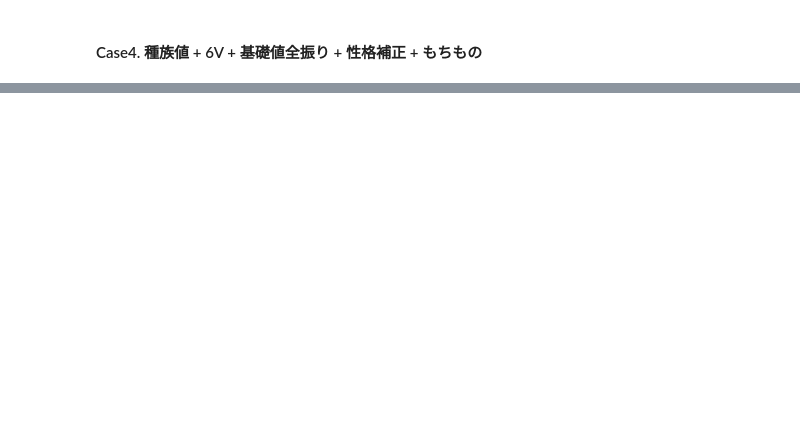
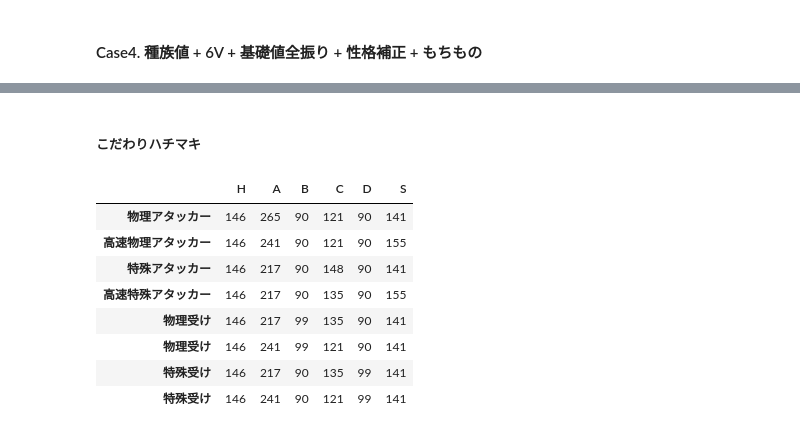
Before and after one commit to Sho372/pokemon-realnumber-calculator, a Jupyter notebook: pokemon.ipynb, the cells around one changed output, grey strips where cells are left out. Cells and saved outputs as stored; diff of their text form; code cells hidden in the pictures; blank space fills up the shorter version.

Commit message:
added correction vectors

```diff
--- a/pokemon.ipynb
+++ b/pokemon.ipynb
@@ -407,2 +435,18 @@ pd.DataFrame(np.array([v_0,v_1,v_2,v_3,v_4,v_5,v_6,v_7])).describe()
+# %%
+# 攻撃
+## いのちのたま
+w_0 = np.array([1.0, 1.3, 1.0, 1.0, 1.0, 1.0])
+## こだわりハチマキ
+w_1 = np.array([1.0, 1.5, 1.0, 1.0, 1.0, 1.0])
+## こだわりメガネ
+w_2 = np.array([1.0, 1.0, 1.0, 1.5, 1.0, 1.0])
+
+# 防御
+## とつげきチョッキ
+w_3 = np.array([1.0, 1.0, 1.0, 1.0, 1.5, 1.0])
+
+# すばやさ
+## こだわりスカーフ
+w_4 = np.array([1.0, 1.0, 1.0, 1.0, 1.0, 1.5])
 # %% [markdown]
 #### Case4. 種族値 + 6V + 基礎値全振り + 性格補正 + もちもの
@@ -408,0 +488,33 @@ pd.DataFrame(np.array([v_0,v_1,v_2,v_3,v_4,v_5,v_6,v_7])).describe()
+# %% [markdown]
+##### こだわりハチマキ
+# %%
+v = createVectorV(H, A, B, C, D, S,
+                  31, 31, 31, 31, 31, 31,
+                  4, 248, 0, 0, 0, 248,
+                  50)
+
+v_0 = (v * u_0 * w_1).astype(int)
+v_1 = (v * u_1 * w_1).astype(int)
+v_2 = (v * u_2 * w_1).astype(int)
+v_3 = (v * u_3 * w_1).astype(int)
+v_4 = (v * u_4 * w_1).astype(int)
+v_5 = (v * u_5 * w_1).astype(int)
+v_6 = (v * u_6 * w_1).astype(int)
+v_7 = (v * u_7 * w_1).astype(int)
+
+
+data = np.array([header,v_0,v_1,v_2,v_3,v_4,v_5,v_6,v_7])
+
+pd.DataFrame(data=data[1:,0:],    # [row:,col:]
+             index=index,
+             columns=data[0,0:])
+# %% [output]
+|  | H | A | B | C | D | S |
+| 物理アタッカー | 146 | 265 | 90 | 121 | 90 | 141 |
+| 高速物理アタッカー | 146 | 241 | 90 | 121 | 90 | 155 |
+| 特殊アタッカー | 146 | 217 | 90 | 148 | 90 | 141 |
+| 高速特殊アタッカー | 146 | 217 | 90 | 135 | 90 | 155 |
+| 物理受け | 146 | 217 | 99 | 135 | 90 | 141 |
+| 物理受け | 146 | 241 | 99 | 121 | 90 | 141 |
+| 特殊受け | 146 | 217 | 90 | 135 | 99 | 141 |
+| 特殊受け | 146 | 241 | 90 | 121 | 99 | 141 |
```
Also changed, not shown: parts of 23 cells of this notebook.
